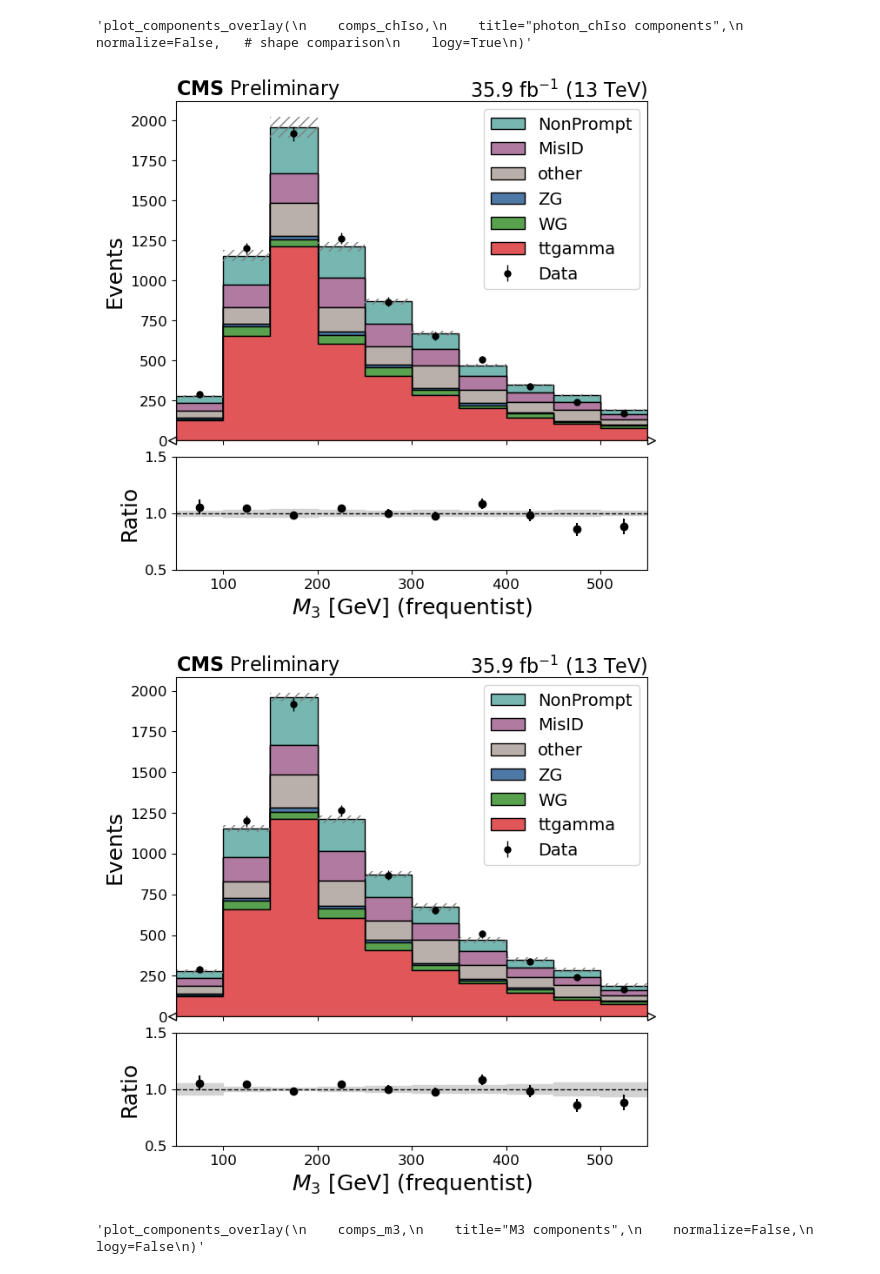
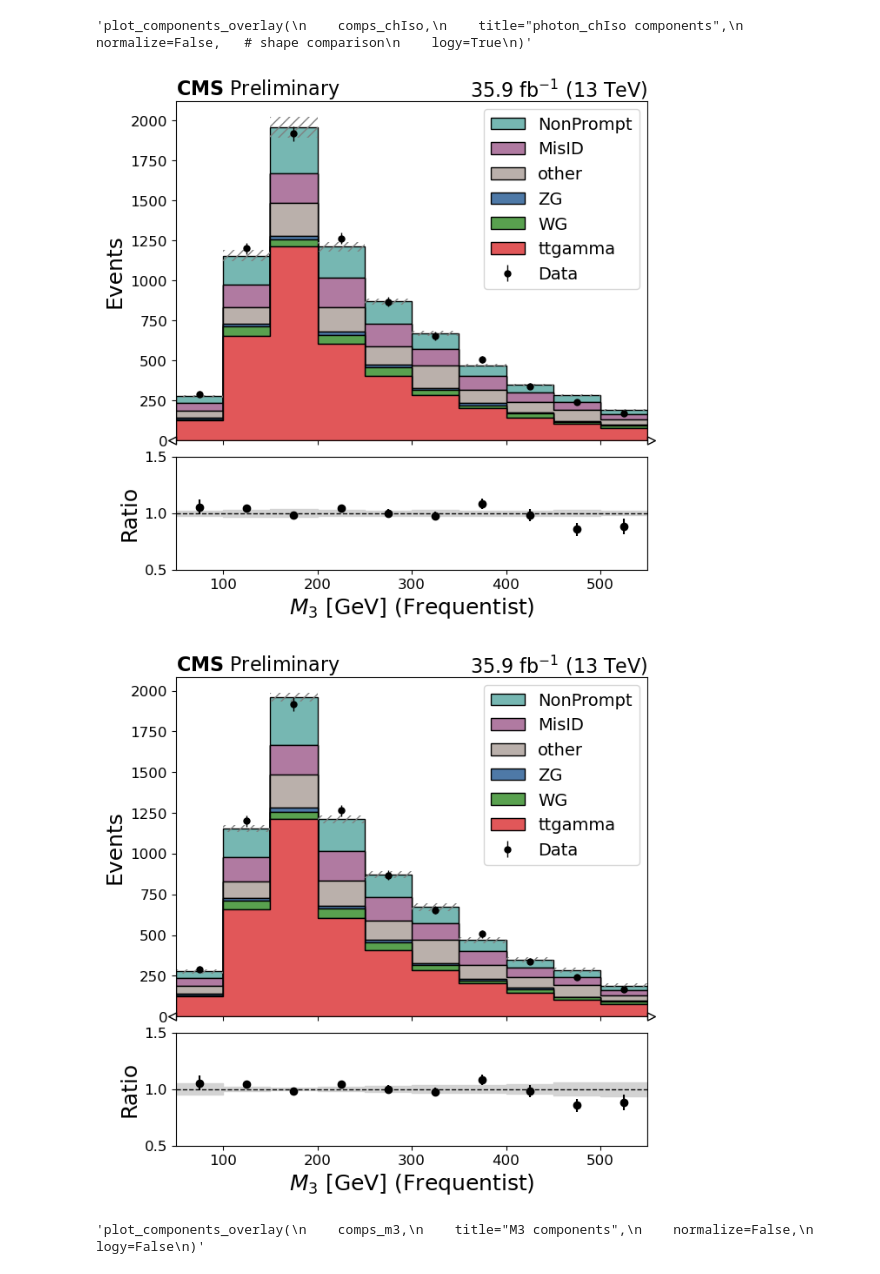
Before and after one commit to andrewji7345/252C_FinalProject, a Jupyter notebook: Fit_Post.ipynb, the cells around one changed output. Saved outputs shown, nothing was run; the diff lists cells and outputs as text; code cells hidden in the pictures.

```diff
--- a/Fit_Post.ipynb
+++ b/Fit_Post.ipynb
@@ -395,35 +395,35 @@ h_m3 = build_grouped_hist(
 # Unscaled templates for uncertainty propagation
 comps_m3_unscaled = extract_components_with_stat(h_m3, systematic="nominal", method=None)
 
 # Scaled templates for stacked plot
 comps_m3 = extract_components_with_stat(h_m3, systematic="nominal", method="frequentist")
 hComp_m3 = DictToHist(comps_m3, name="dataset")
 
 # Data histogram
 hData_m3 = outputDataHist["M3"][{"lepFlavor": sum, "category": sum, "systematic": sum}]
 hData_m3_tmp = hData_m3[{"M3": s[50j:550j+1:hist.rebin(4)]}]
 hData_m3 = SetRangeHist(hData_m3_tmp, "M3", 50, 550)
 
 # Build postfit band from fit covariance
 pred_m3, pred_err_m3 = build_freq_postfit_band(comps_m3_unscaled, cov_freq)
 
 # Plot
 fig, ax, rax = plotWithRatio_freq(
     hComp_m3,
     hData_m3,
     overlay="dataset",
     logY=False,
     leg="upper right",
     colors=colors,
     displeg=True,
     band_nominal=pred_m3,
     band_err=pred_err_m3,
 )
 
-rax.set_xlabel(r"$M_3$ [GeV] (frequentist)")
+rax.set_xlabel(r"$M_3$ [GeV] (Frequentist)")
 plt.savefig("./Plots/freq_m3_prop.png", dpi=300)
 # %% [output]
-[figure, old version]
+[figure, new version]
 # %%
 h_m3 = build_grouped_hist(
     "M3",
@@ -440,10 +440,10 @@ hData_m3_tmp = hData_m3[{"M3": s[50j:550j+1:hist.rebin(4)]}]
 hData_m3 = SetRangeHist(hData_m3_tmp, "M3", 50, 550)
 
 fig, ax, rax = plotWithRatio(hComp_m3, hData_m3, overlay="dataset", leg="upper right", colors=colors, displeg=True)
-rax.set_xlabel(r"$M_3$ [GeV] (frequentist)")
+rax.set_xlabel(r"$M_3$ [GeV] (Frequentist)")
 plt.savefig("./Plots/freq_m3.png", dpi=300)
 # %% [output]
-[figure, old version]
+[figure, new version]
 # %%
 '''plot_components_overlay(
     comps_m3,
```
Also changed, not shown: parts of 6 cells of this notebook, 8 other files.
